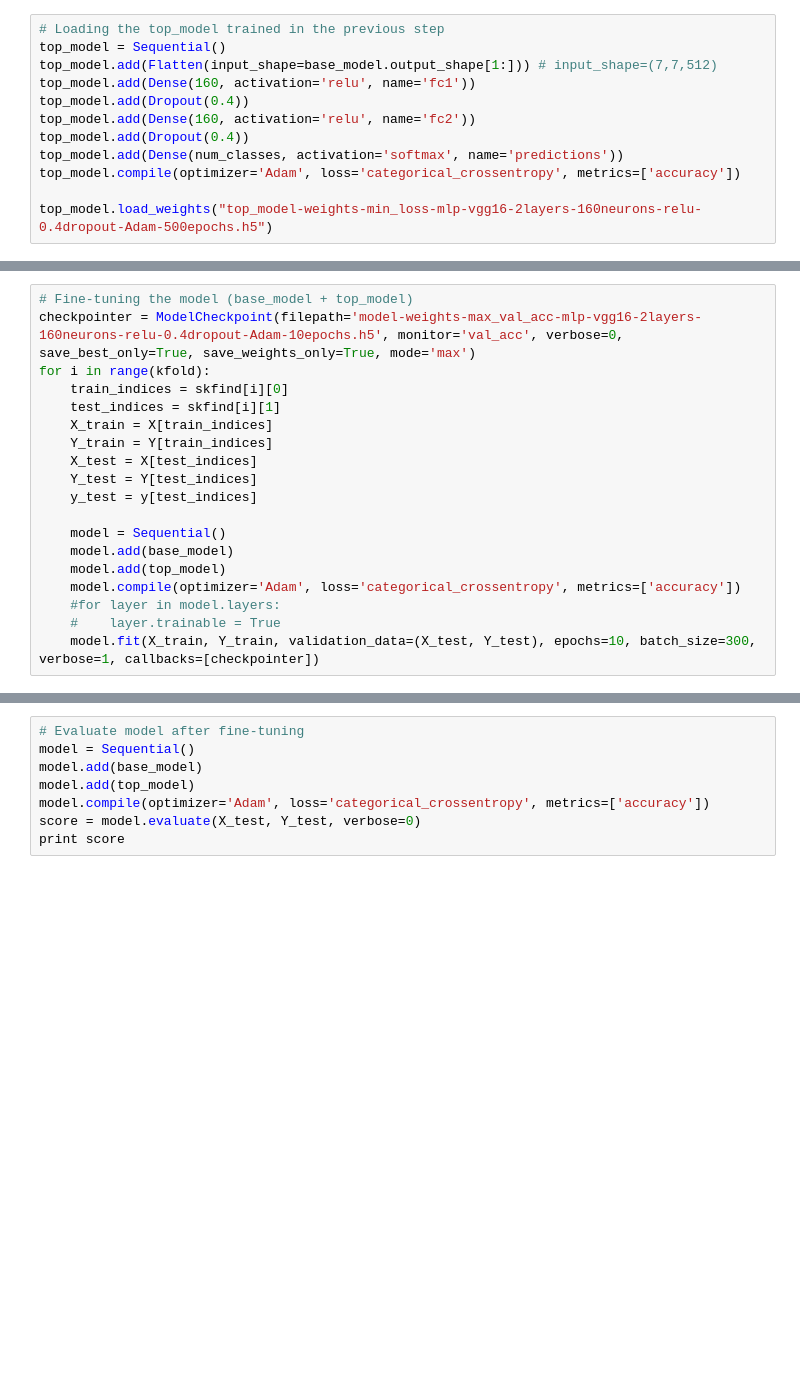
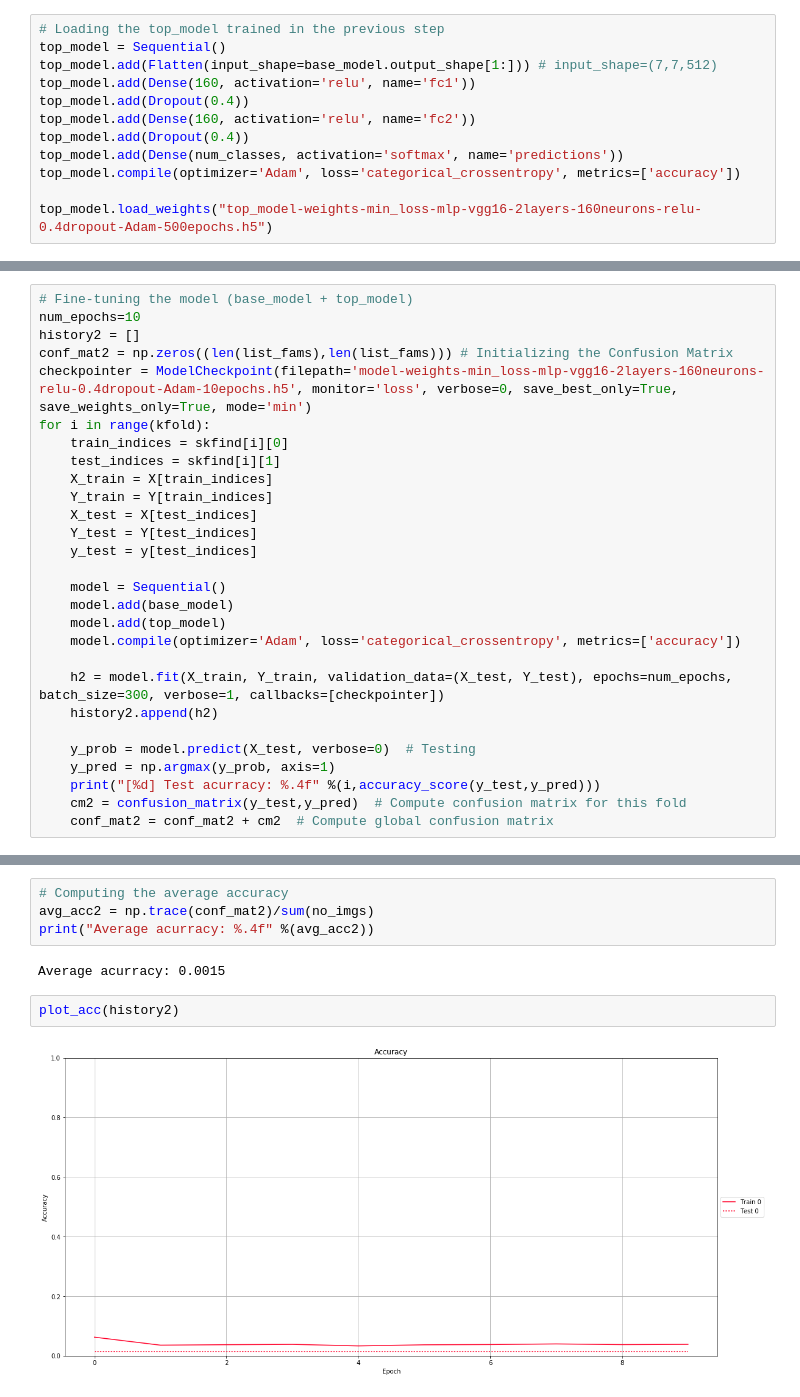
Before and after one commit to bazinho/MalImg, a Jupyter notebook: vgg16-transfer-malimg.ipynb, the cells around one changed output, grey strips where cells are left out. Saved outputs shown, nothing was run; the diff lists cells and outputs as text; blank space fills up the shorter version.

```diff
--- a/vgg16-transfer-malimg.ipynb
+++ b/vgg16-transfer-malimg.ipynb
@@ -219,6 +278,9 @@ for i in range(kfold):
 # %%
 # Fine-tuning the model (base_model + top_model)
-checkpointer = ModelCheckpoint(filepath='model-weights-max_val_acc-mlp-vgg16-2layers-160neurons-relu-0.4dropout-Adam-10epochs.h5', monitor='val_acc', verbose=0, save_best_only=True, save_weights_only=True, mode='max')
+num_epochs=10
+history2 = []
+conf_mat2 = np.zeros((len(list_fams),len(list_fams))) # Initializing the Confusion Matrix
+checkpointer = ModelCheckpoint(filepath='model-weights-min_loss-mlp-vgg16-2layers-160neurons-relu-0.4dropout-Adam-10epochs.h5', monitor='loss', verbose=0, save_best_only=True, save_weights_only=True, mode='min')
 for i in range(kfold):
     train_indices = skfind[i][0]
     test_indices = skfind[i][1]
@@ -232,6 +294,12 @@ for i in range(kfold):
     model.add(base_model)
     model.add(top_model)
     model.compile(optimizer='Adam', loss='categorical_crossentropy', metrics=['accuracy'])
-    #for layer in model.layers:
-    #    layer.trainable = True
-    model.fit(X_train, Y_train, validation_data=(X_test, Y_test), epochs=10, batch_size=300, verbose=1, callbacks=[checkpointer])
+
+    h2 = model.fit(X_train, Y_train, validation_data=(X_test, Y_test), epochs=num_epochs, batch_size=300, verbose=1, callbacks=[checkpointer])
+    history2.append(h2)
+
+    y_prob = model.predict(X_test, verbose=0)  # Testing
+    y_pred = np.argmax(y_prob, axis=1)
+    print("[%d] Test acurracy: %.4f" %(i,accuracy_score(y_test,y_pred)))
+    cm2 = confusion_matrix(y_test,y_pred)  # Compute confusion matrix for this fold
+    conf_mat2 = conf_mat2 + cm2  # Compute global confusion matrix
@@ -238,8 +325,10 @@ for i in range(kfold):
-# %%
-# Evaluate model after fine-tuning
-model = Sequential()
-model.add(base_model)
-model.add(top_model)
-model.compile(optimizer='Adam', loss='categorical_crossentropy', metrics=['accuracy'])
-score = model.evaluate(X_test, Y_test, verbose=0)
-print score
+# %%
+# Computing the average accuracy
+avg_acc2 = np.trace(conf_mat2)/sum(no_imgs)
+print("Average acurracy: %.4f" %(avg_acc2))
+# %% [output]
+Average acurracy: 0.0015
+# %%
+plot_acc(history2)
+# %% [output]
+[figure, added]
```
Also changed, not shown: parts of 22 cells of this notebook.
